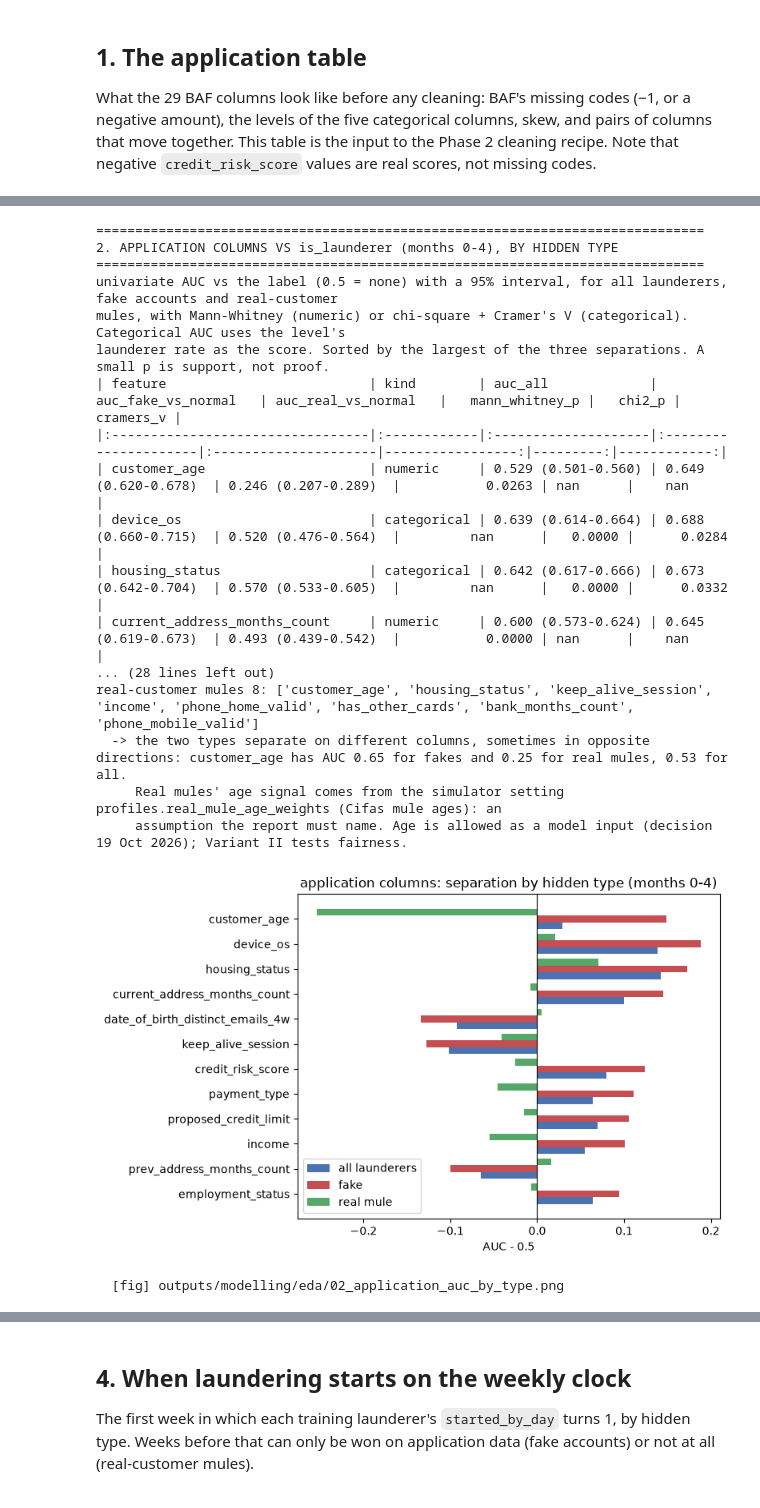
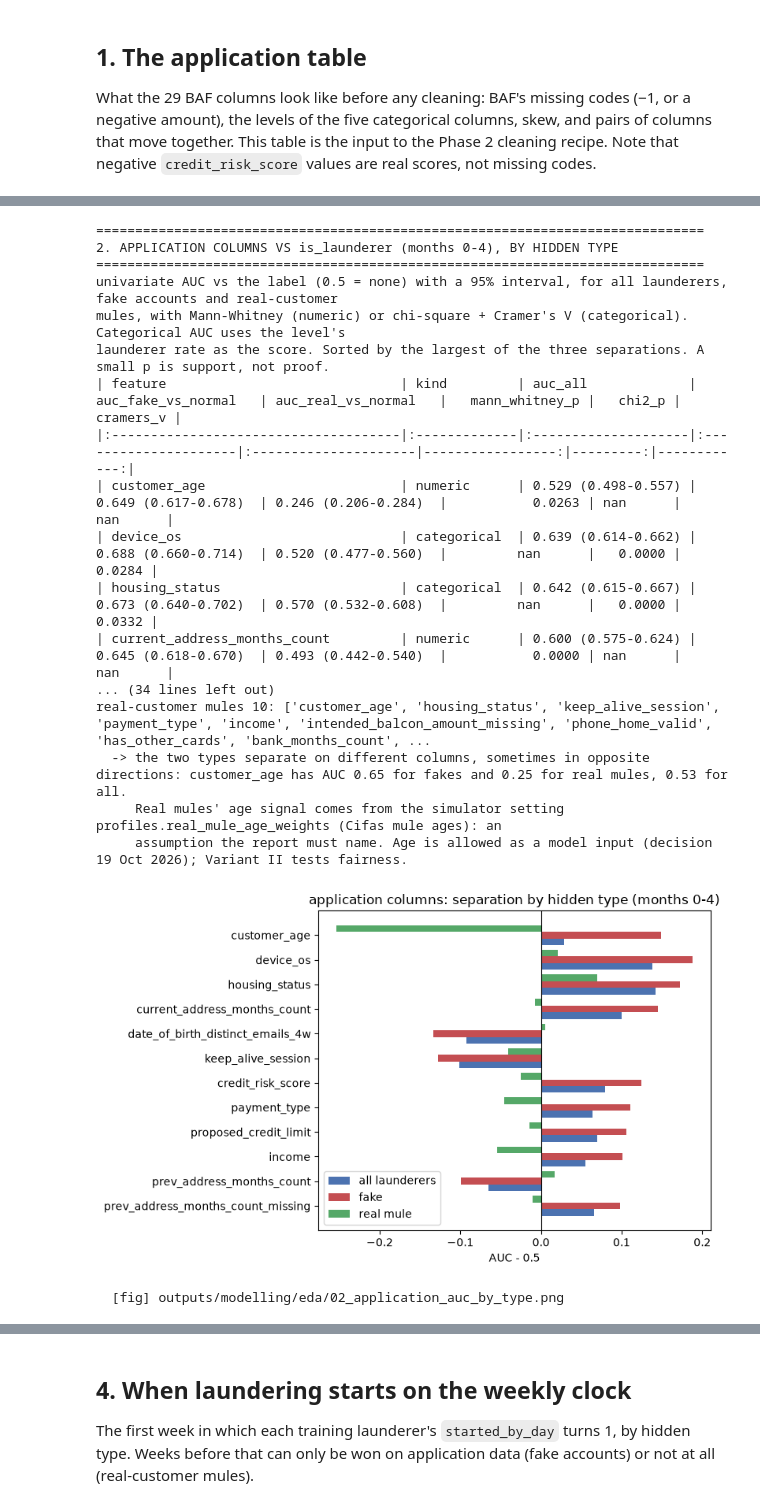
Before and after one commit to Cpkee/aml-detection-system, a Jupyter notebook: notebooks/01_eda_train.ipynb, the cells around one changed output, grey strips where cells are left out. Saved outputs shown, nothing was run; the diff lists cells and outputs as text; code cells hidden in the pictures.

```diff
--- a/notebooks/01_eda_train.ipynb
+++ b/notebooks/01_eda_train.ipynb
@@ -74,6 +74,11 @@ TRAIN = (0, 1, 2, 3, 4)                   # months used here; 5 = calibration (n
 MAX_WEEK = 26                             # the main horizon of the modelling plan
 SCREEN_WEEKS = (4, 8, 12, 26)
 MIN_POS = 20                              # AUCs with fewer positives (launderers) are shown as NaN
+MIN_SEP = 0.05                            # smallest |AUC - 0.5| that counts as a useful separation
+CANDIDATES = ["n_rows", "money_in", "money_out", "max_in", "n_payers", "n_payees", "new_payer_share",
+              "passthrough_wk", "out_1h_share", "out_24h_share", "med_delay_min", "cash_share", "internal_share",
+              "abroad_share", "hr_share", "night_share", "money_in_cum", "n_rows_cum",
+              "self_vs_past_in", "self_vs_past_payers", "peer_ratio_in", "income_fit_in"]   # weekly features, section 3
 HIGH_RISK = ("Mexico", "Turkey", "Morocco", "UAE")
 SENTINEL_COLS = ["prev_address_months_count", "bank_months_count", "current_address_months_count",
                  "session_length_in_minutes", "device_distinct_emails_8w", "intended_balcon_amount", "velocity_6h"]
@@ -124,6 +129,7 @@ def auc_ci(x, y, n_boot: int = 1000, seed: int = 0) -> tuple[float, float, float
     x = np.where(np.isnan(x), -np.inf, x)
     neg, pos = np.sort(x[~y]), x[y]
     place = (np.searchsorted(neg, pos, "left") + np.searchsorted(neg, pos, "right")) / (2 * len(neg))
+    place = np.sort(place)                    # so the interval does not depend on the order rows arrive in
     if np.all(place == place[0]):
         return place.mean(), np.nan, np.nan
     boots = np.random.default_rng(seed).choice(place, size=(n_boot, len(place))).mean(axis=1)
@@ -251,12 +260,14 @@ def auc_by_type(score) -> dict:
         out[name], out[f"{name}_lo"], out[f"{name}_hi"] = auc_vs(score, pos, normal)
     return out
 
-for c in num_cols:
-    x = acc[c].to_numpy(dtype=float)
+flags = {f"{col}_missing": (acc[col] < 0).astype(float) for col in SENTINEL_COLS if col != "velocity_6h"}
+numeric = {col: acc[col] for col in num_cols} | flags
+for c, values in numeric.items():
+    x = values.to_numpy(dtype=float)
     pos, neg = x[y == 1], x[y == 0]
     mw = stats.mannwhitneyu(pos, neg, alternative="two-sided").pvalue
     tt = stats.ttest_ind(pos, neg, equal_var=False).pvalue
-    rows.append({"feature": c, "kind": "numeric", **auc_by_type(x),
+    rows.append({"feature": c, "kind": "missing flag" if c in flags else "numeric", **auc_by_type(x),
                  "mann_whitney_p": mw, "welch_t_p": tt, "chi2_p": np.nan, "cramers_v": np.nan,
                  "mean_launderer": pos.mean(), "mean_normal": neg.mean()})
 
@@ -289,49 +300,50 @@ log("launderer rate as the score. Sorted by the largest of the three separations
 with_ci = lambda g: uni.apply(lambda r: f"{r[g]:.3f} ({r[g + '_lo']:.3f}-{r[g + '_hi']:.3f})", axis=1)
 table(uni[["feature", "kind"]].assign(**{g: with_ci(g) for g in GROUPS}, mann_whitney_p=uni["mann_whitney_p"],
                                       chi2_p=uni["chi2_p"], cramers_v=uni["cramers_v"]), index=False)
-sig = uni[(uni["mann_whitney_p"] < 0.01) | (uni["chi2_p"] < 0.01)]
+baf = uni[uni["kind"] != "missing flag"]
+sig = baf[(baf["mann_whitney_p"] < 0.01) | (baf["chi2_p"] < 0.01)]
 separates = lambda g: uni.loc[(uni[g + "_lo"] > 0.5) | (uni[g + "_hi"] < 0.5), "feature"].tolist()
-log(f"{len(sig)} of {len(uni)} columns significant at p < 0.01 against all launderers.")
+log(f"{len(sig)} of {len(baf)} BAF columns significant at p < 0.01 against all launderers ({len(flags)} missing flags not counted).")
 log(f"columns whose 95% interval excludes 0.5, by separation: fake accounts {len(separates('auc_fake_vs_normal'))}: "
     f"{separates('auc_fake_vs_normal')}")
 log(f"real-customer mules {len(separates('auc_real_vs_normal'))}: {separates('auc_real_vs_normal')}")
 age = uni.set_index("feature").loc["customer_age"]
 log(f"  -> the two types separate on different columns, sometimes in opposite directions: customer_age has AUC "
     f"{age['auc_fake_vs_normal']:.2f} for fakes and {age['auc_real_vs_normal']:.2f} for real mules, {age['auc_all']:.2f} for all.")
 log("     Real mules' age signal comes from the simulator setting profiles.real_mule_age_weights (Cifas mule ages): an")
 log("     assumption the report must name. Age is allowed as a model input (decision 19 Oct 2026); Variant II tests fairness.")
 
 top = uni.head(12).iloc[::-1]
 fig, ax = plt.subplots(figsize=(8, 5))
 yy = np.arange(len(top))
 for k, (col, lab_, colr) in enumerate([("auc_all", "all launderers", "#4c72b0"), ("auc_fake_vs_normal", "fake", "#c44e52"),
                                        ("auc_real_vs_normal", "real mule", "#55a868")]):
     ax.barh(yy + (k - 1) * 0.27, top[col] - 0.5, height=0.27, label=lab_, color=colr)
 ax.set_yticks(yy, top["feature"])
 ax.axvline(0, color="k", lw=0.8)
 ax.set_xlabel("AUC - 0.5")
 ax.set_title("application columns: separation by hidden type (months 0-4)")
 ax.legend()
 savefig(fig, "02_application_auc_by_type")
 # %% [output]
 ==============================================================================
 2. APPLICATION COLUMNS VS is_launderer (months 0-4), BY HIDDEN TYPE
 ==============================================================================
 univariate AUC vs the label (0.5 = none) with a 95% interval, for all launderers, fake accounts and real-customer
 mules, with Mann-Whitney (numeric) or chi-square + Cramer's V (categorical). Categorical AUC uses the level's
 launderer rate as the score. Sorted by the largest of the three separations. A small p is support, not proof.
-| feature                          | kind        | auc_all             | auc_fake_vs_normal   | auc_real_vs_normal   |   mann_whitney_p |   chi2_p |   cramers_v |
-|:---------------------------------|:------------|:--------------------|:---------------------|:---------------------|-----------------:|---------:|------------:|
-| customer_age                     | numeric     | 0.529 (0.501-0.560) | 0.649 (0.620-0.678)  | 0.246 (0.207-0.289)  |           0.0263 | nan      |    nan      |
-| device_os                        | categorical | 0.639 (0.614-0.664) | 0.688 (0.660-0.715)  | 0.520 (0.476-0.564)  |         nan      |   0.0000 |      0.0284 |
-| housing_status                   | categorical | 0.642 (0.617-0.666) | 0.673 (0.642-0.704)  | 0.570 (0.533-0.605)  |         nan      |   0.0000 |      0.0332 |
-| current_address_months_count     | numeric     | 0.600 (0.573-0.624) | 0.645 (0.619-0.673)  | 0.493 (0.439-0.542)  |           0.0000 | nan      |    nan      |
-... (28 lines left out)
-real-customer mules 8: ['customer_age', 'housing_status', 'keep_alive_session', 'income', 'phone_home_valid', 'has_other_cards', 'bank_months_count', 'phone_mobile_valid']
+| feature                              | kind         | auc_all             | auc_fake_vs_normal   | auc_real_vs_normal   |   mann_whitney_p |   chi2_p |   cramers_v |
+|:-------------------------------------|:-------------|:--------------------|:---------------------|:---------------------|-----------------:|---------:|------------:|
+| customer_age                         | numeric      | 0.529 (0.498-0.557) | 0.649 (0.617-0.678)  | 0.246 (0.206-0.284)  |           0.0263 | nan      |    nan      |
+| device_os                            | categorical  | 0.639 (0.614-0.662) | 0.688 (0.660-0.714)  | 0.520 (0.477-0.560)  |         nan      |   0.0000 |      0.0284 |
+| housing_status                       | categorical  | 0.642 (0.615-0.667) | 0.673 (0.640-0.702)  | 0.570 (0.532-0.608)  |         nan      |   0.0000 |      0.0332 |
+| current_address_months_count         | numeric      | 0.600 (0.575-0.624) | 0.645 (0.618-0.670)  | 0.493 (0.442-0.540)  |           0.0000 | nan      |    nan      |
+... (34 lines left out)
+real-customer mules 10: ['customer_age', 'housing_status', 'keep_alive_session', 'payment_type', 'income', 'intended_balcon_amount_missing', 'phone_home_valid', 'has_other_cards', 'bank_months_count', ...
   -> the two types separate on different columns, sometimes in opposite directions: customer_age has AUC 0.65 for fakes and 0.25 for real mules, 0.53 for all.
      Real mules' age signal comes from the simulator setting profiles.real_mule_age_weights (Cifas mule ages): an
      assumption the report must name. Age is allowed as a model input (decision 19 Oct 2026); Variant II tests fairness.
-[figure, old version]
+[figure, new version]
   [fig] outputs/modelling/eda/02_application_auc_by_type.png
 # %% [markdown]
 ## 3. A week of activity, by week since opening
```
Also changed, not shown: parts of 9 cells of this notebook, 14 other files.
